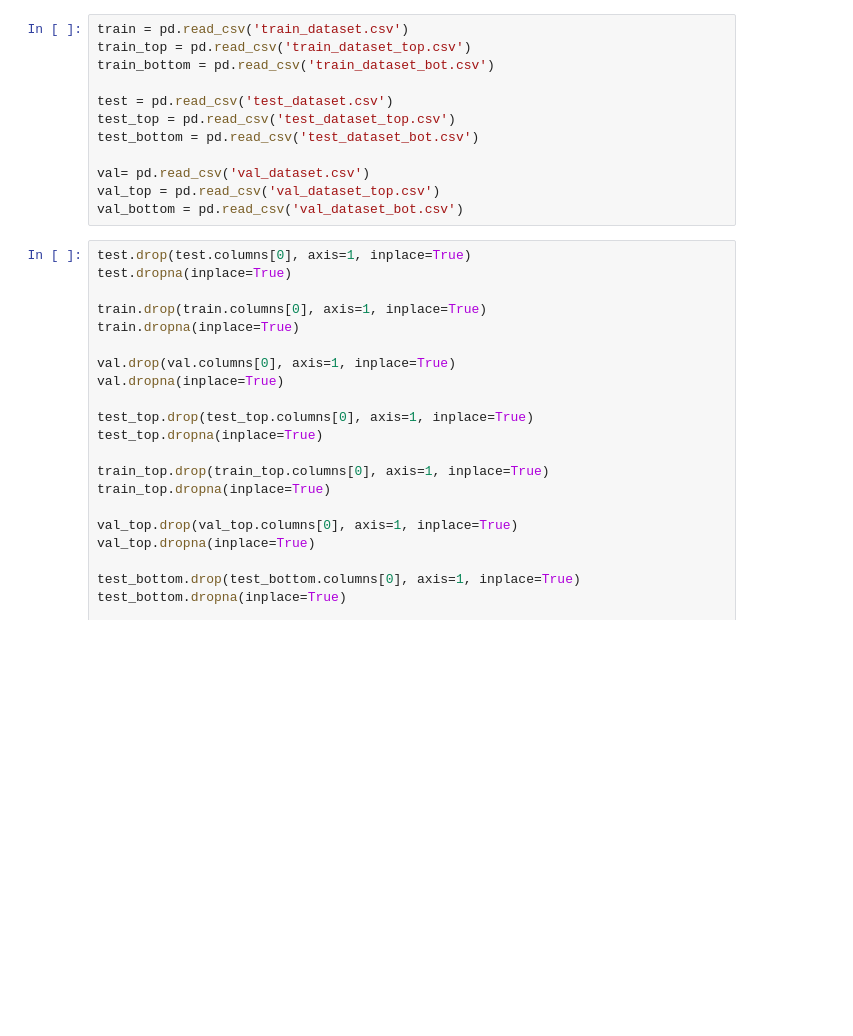
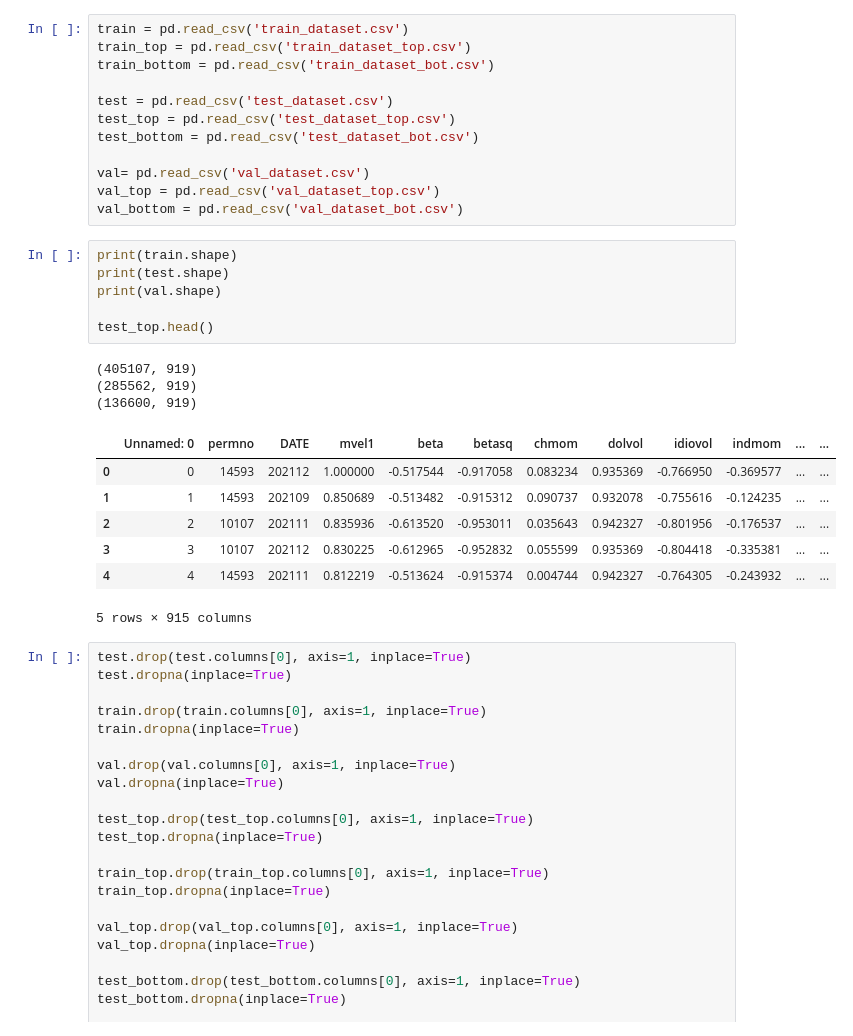
Before and after one commit to rmtenny/AML_Project, a Jupyter notebook: LinearModels2.ipynb, the cells around one changed output. Saved outputs shown, nothing was run; the diff lists cells and outputs as text; blank space fills up the shorter version.

```diff
--- a/LinearModels2.ipynb
+++ b/LinearModels2.ipynb
@@ -23,6 +27,23 @@ test_bottom = pd.read_csv('test_dataset_bot.csv')
 val= pd.read_csv('val_dataset.csv')
 val_top = pd.read_csv('val_dataset_top.csv')
 val_bottom = pd.read_csv('val_dataset_bot.csv')
+# %%
+print(train.shape)
+print(test.shape)
+print(val.shape)
+
+test_top.head()
+# %% [output]
+(405107, 919)
+(285562, 919)
+(136600, 919)
+|  | Unnamed: 0 | permno | DATE | mvel1 | beta | betasq | chmom | dolvol | idiovol | indmom | ... | ... |
+| 0 | 0 | 14593 | 202112 | 1.000000 | -0.517544 | -0.917058 | 0.083234 | 0.935369 | -0.766950 | -0.369577 | ... | ... |
+| 1 | 1 | 14593 | 202109 | 0.850689 | -0.513482 | -0.915312 | 0.090737 | 0.932078 | -0.755616 | -0.124235 | ... | ... |
+| 2 | 2 | 10107 | 202111 | 0.835936 | -0.613520 | -0.953011 | 0.035643 | 0.942327 | -0.801956 | -0.176537 | ... | ... |
+| 3 | 3 | 10107 | 202112 | 0.830225 | -0.612965 | -0.952832 | 0.055599 | 0.935369 | -0.804418 | -0.335381 | ... | ... |
+| 4 | 4 | 14593 | 202111 | 0.812219 | -0.513624 | -0.915374 | 0.004744 | 0.942327 | -0.764305 | -0.243932 | ... | ... |
+5 rows × 915 columns
 # %%
 test.drop(test.columns[0], axis=1, inplace=True)
 test.dropna(inplace=True)
```
Also changed, not shown: parts of 22 cells of this notebook.
